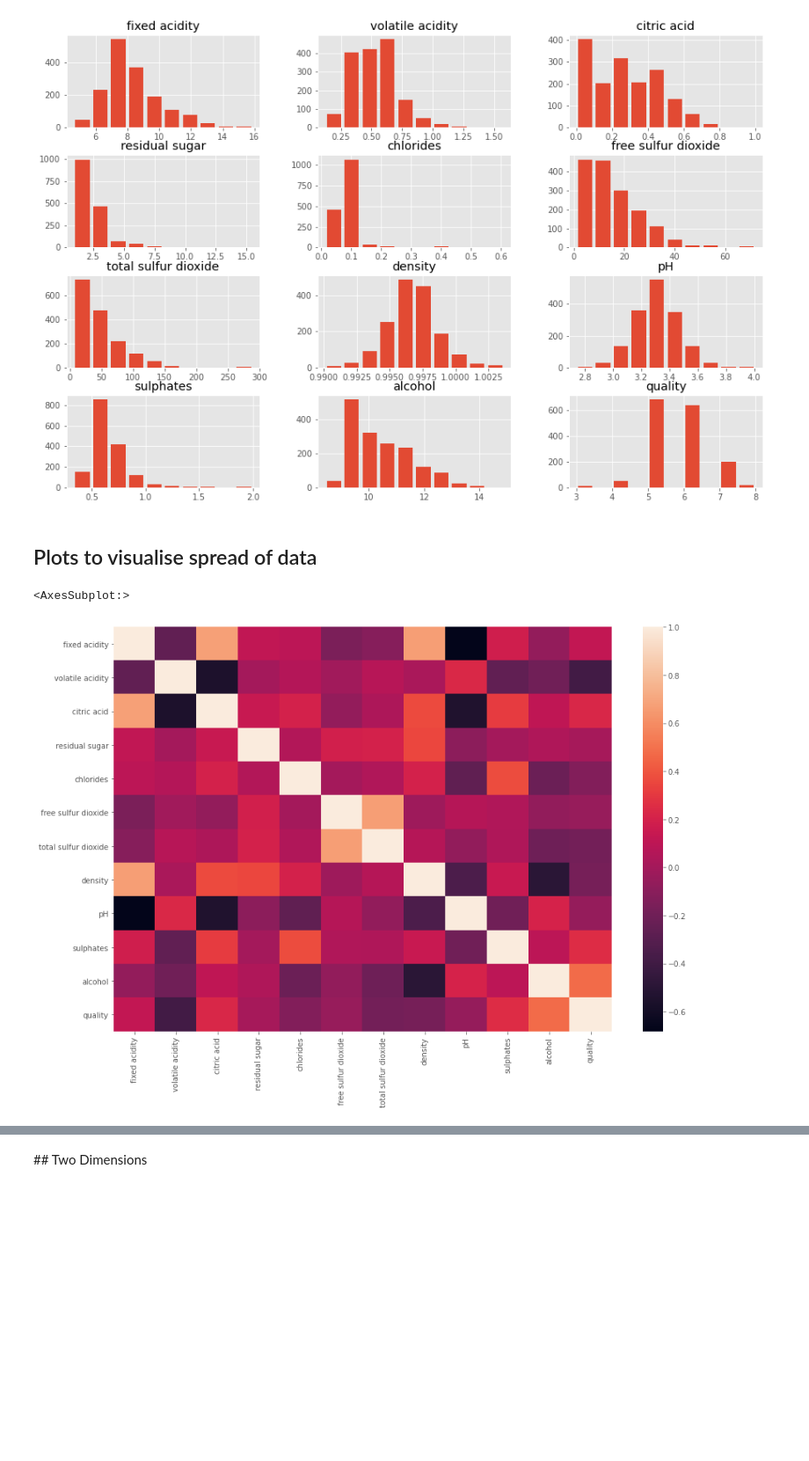
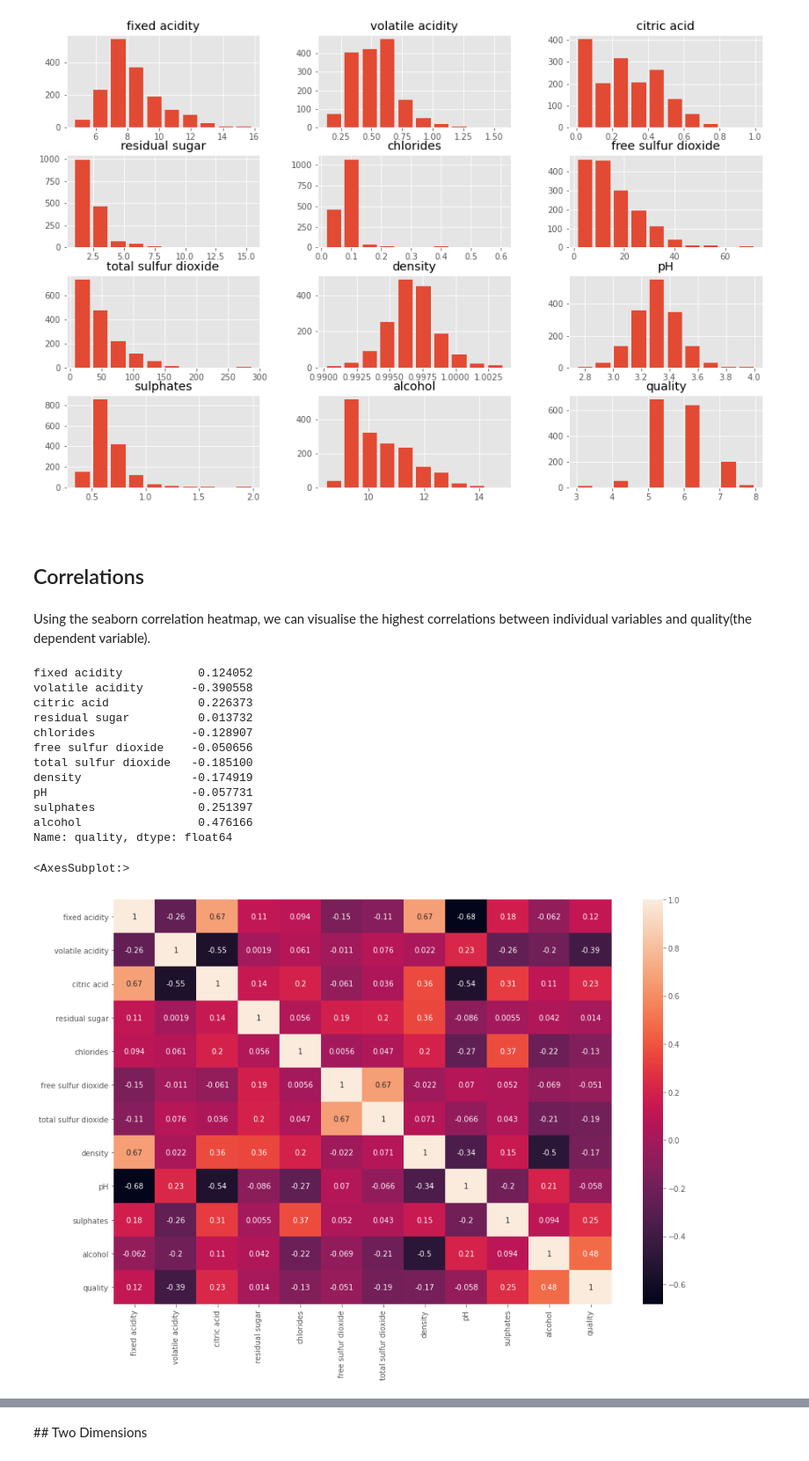
Before and after one commit to Izardo/Machine-Learning-and-Statistics, a Jupyter notebook: scikit-learn.ipynb, the cells around one changed output, grey strips where cells are left out. Shown at 88% size. Cells and saved outputs as stored; diff of their text form; code cells hidden in the pictures; blank space fills up the shorter version.

```diff
--- a/scikit-learn.ipynb
+++ b/scikit-learn.ipynb
@@ -94,11 +144,31 @@ array([[<AxesSubplot:title={'center':'fixed acidity'}>,
         <AxesSubplot:title={'center':'alcohol'}>,
         <AxesSubplot:title={'center':'quality'}>]], dtype=object)
 [figure]
-# %% [markdown]
-## Plots to visualise spread of data
+# %% [markdown]
+<br>
+
+## Correlations
+# %% [markdown]
+Using the seaborn correlation heatmap, we can visualise the highest correlations between individual variables and quality(the dependent variable).
 # %%
-# Correlations
-sns.heatmap(df.corr())
+# Get correlation values.
+correlations = df.corr()['quality'].drop('quality')
+print(correlations)
+
+# Correlations heatmap.
+sns.heatmap(df.corr(), annot=True)
 # %% [output]
-<AxesSubplot:>
+fixed acidity           0.124052
+volatile acidity       -0.390558
+citric acid             0.226373
+residual sugar          0.013732
+chlorides              -0.128907
+free sulfur dioxide    -0.050656
+total sulfur dioxide   -0.185100
+density                -0.174919
+pH                     -0.057731
+sulphates               0.251397
+alcohol                 0.476166
+Name: quality, dtype: float64
+<AxesSubplot:>
-[figure, old version]
+[figure, new version]
```
Also changed, not shown: parts of 47 cells of this notebook.
